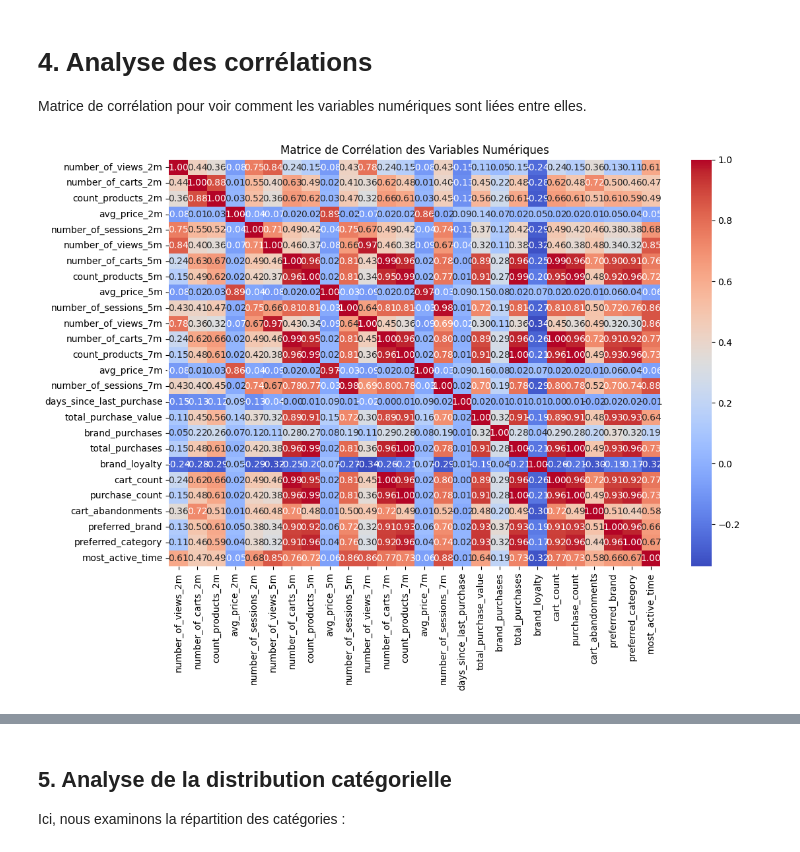
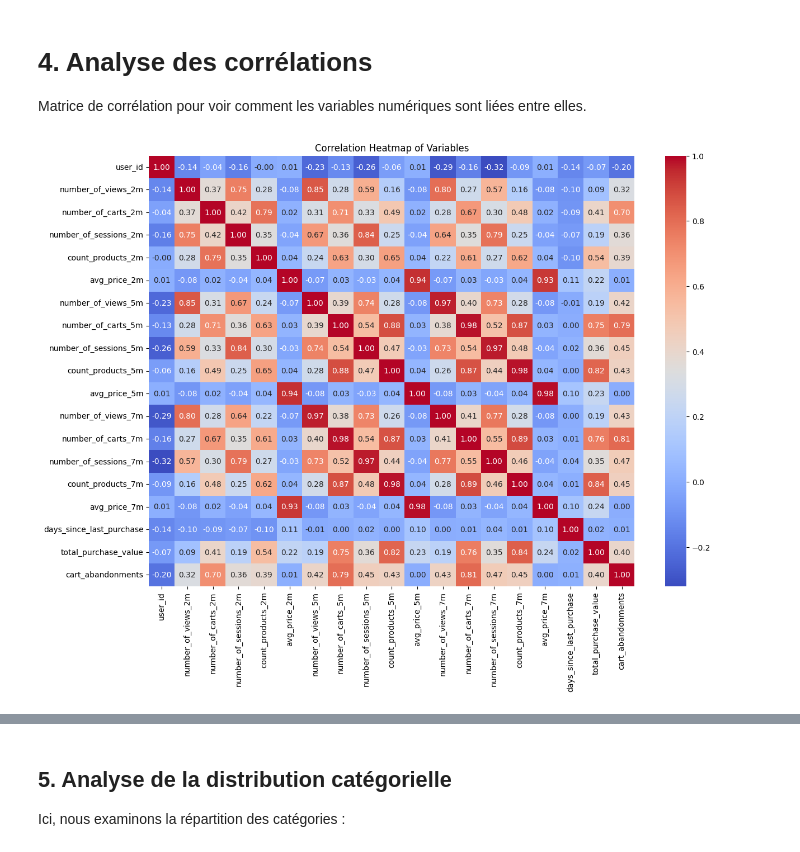
Before and after one commit to EricIrjam/e-amazing, a Jupyter notebook: 2_ EDA_Amazing.ipynb, the cells around one changed output, grey strips where cells are left out. Drawn from its saved outputs; the diff is of its cells as text; code cells hidden in the pictures.

```diff
--- a/2_ EDA_Amazing.ipynb
+++ b/2_ EDA_Amazing.ipynb
@@ -194,31 +211,24 @@ Ces analyses suggèrent qu'il pourrait **être utile de segmenter les clients po
 
 Matrice de corrélation pour voir comment les variables numériques sont liées entre elles.
 # %%
-import pandas as pd
+
+import matplotlib.pyplot as plt
 import seaborn as sns
-import matplotlib.pyplot as plt
 
-# Supposons que 'df' soit votre DataFrame contenant les données
 
-# Retirer temporairement la colonne qualitative "most_active_day" pour l'analyse
-df_numeric = df.drop(columns=["most_active_day", "user_id"])  # Retirer également "user_id" car ce n'est pas pertinent pour la corrélation
+# Sélectionner uniquement les colonnes numériques pour la corrélation
+numeric_cols = df.select_dtypes(include=['int64', 'float64', 'int32'])
 
-# Sélection des colonnes numériques uniquement
-numeric_df = df_numeric.select_dtypes(include=[float, int])
+# Calculer la matrice de corrélation
+corr_matrix = numeric_cols.corr()
 
-# Calcul de la matrice de corrélation
-correlation_matrix = numeric_df.corr()
-
-# Tracer la heatmap de la matrice de corrélation
-plt.figure(figsize=(12, 8))
-sns.heatmap(correlation_matrix, annot=True, cmap='coolwarm', fmt=".2f")
-plt.title('Matrice de Corrélation des Variables Numériques')
+# Afficher la matrice de corrélation en utilisant un heatmap
+plt.figure(figsize=(14, 10))
+sns.heatmap(corr_matrix, annot=True, cmap='coolwarm', fmt='.2f')
+plt.title('Correlation Heatmap of Variables')
 plt.show()
-
-# Réinsertion de "most_active_day" dans df après l'analyse si nécessaire
-# df["most_active_day"] = df_original["most_active_day"]  # Si df_original est la version complète
 # %% [output]
-[figure, old version]
+[figure, new version]
 # %% [markdown]
 
 
```
Also changed, not shown: parts of 30 cells of this notebook, 32 other files.
